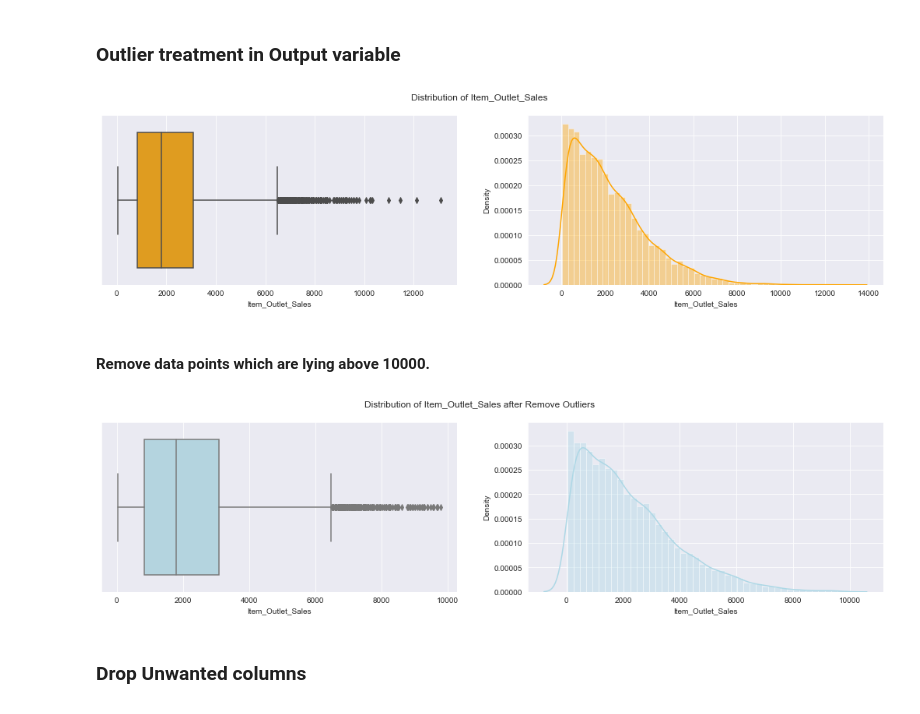
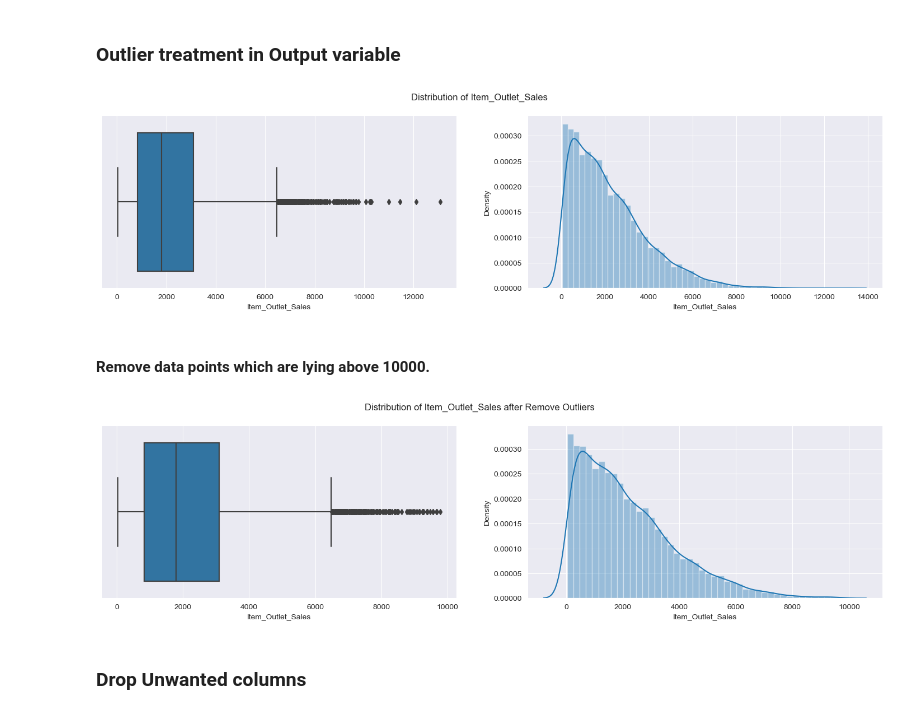
Before and after one commit to SHWETADKULKARNI/Deep_Learning, a Jupyter notebook: ANN/Bigmart_Sales_Prediction/BigMart_Sales_Prediction.ipynb, the cells around one changed output. Drawn from its saved outputs; the diff is of its cells as text; code cells hidden in the pictures.

```diff
--- a/ANN/Bigmart_Sales_Prediction/BigMart_Sales_Prediction.ipynb
+++ b/ANN/Bigmart_Sales_Prediction/BigMart_Sales_Prediction.ipynb
@@ -303,26 +301,26 @@ dtype: int64
 # %%
 plt.figure(figsize=(18,4))
 plt.subplot(121)
-sns.boxplot(data['Item_Outlet_Sales'], color='orange')
+sns.boxplot(data['Item_Outlet_Sales'])
 
 plt.subplot(122)
-sns.distplot(data['Item_Outlet_Sales'], color='orange')
+sns.distplot(data['Item_Outlet_Sales'])
 plt.suptitle("Distribution of Item_Outlet_Sales");
 # %% [output]
-[figure, old version]
+[figure, new version]
 # %% [markdown]
 #### Remove data points which are lying above 10000.
 # %%
 data=data[data['Item_Outlet_Sales']<10000]
 plt.figure(figsize=(18,4))
 plt.subplot(121)
-sns.boxplot(data['Item_Outlet_Sales'], color='lightblue')
+sns.boxplot(data['Item_Outlet_Sales'])
 
 plt.subplot(122)
-sns.distplot(data['Item_Outlet_Sales'], color='lightblue')
+sns.distplot(data['Item_Outlet_Sales'])
 plt.suptitle("Distribution of Item_Outlet_Sales after Remove Outliers");
 # %% [output]
-[figure, old version]
+[figure, new version]
 # %% [markdown]
 ### Drop Unwanted columns
 # %%
```
Also changed, not shown: parts of 7 cells of this notebook.
